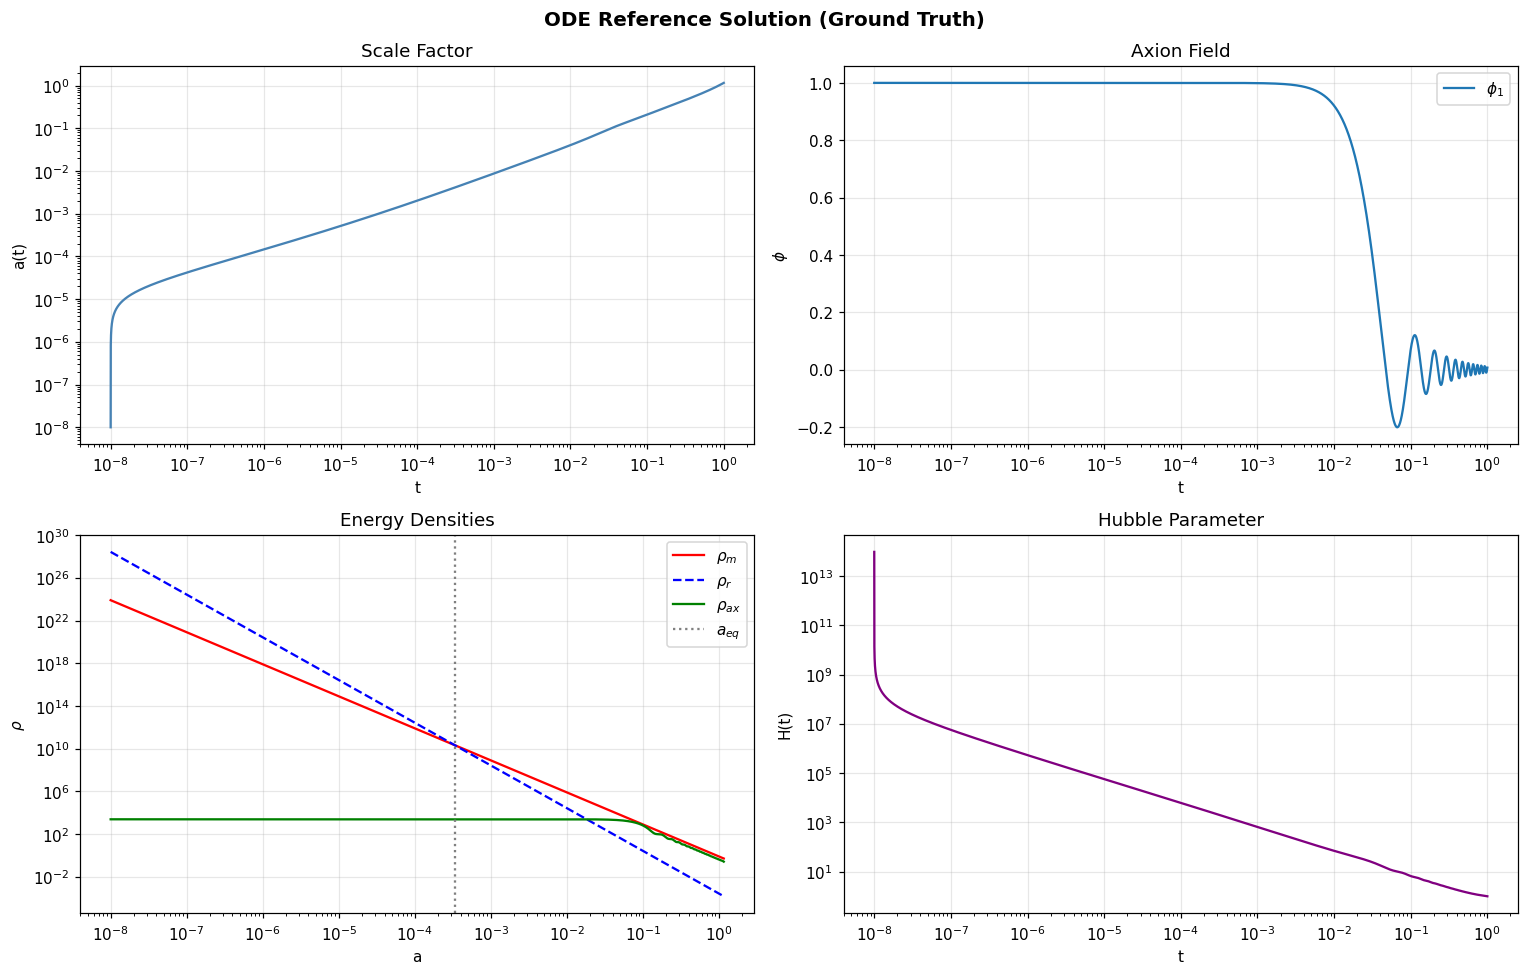
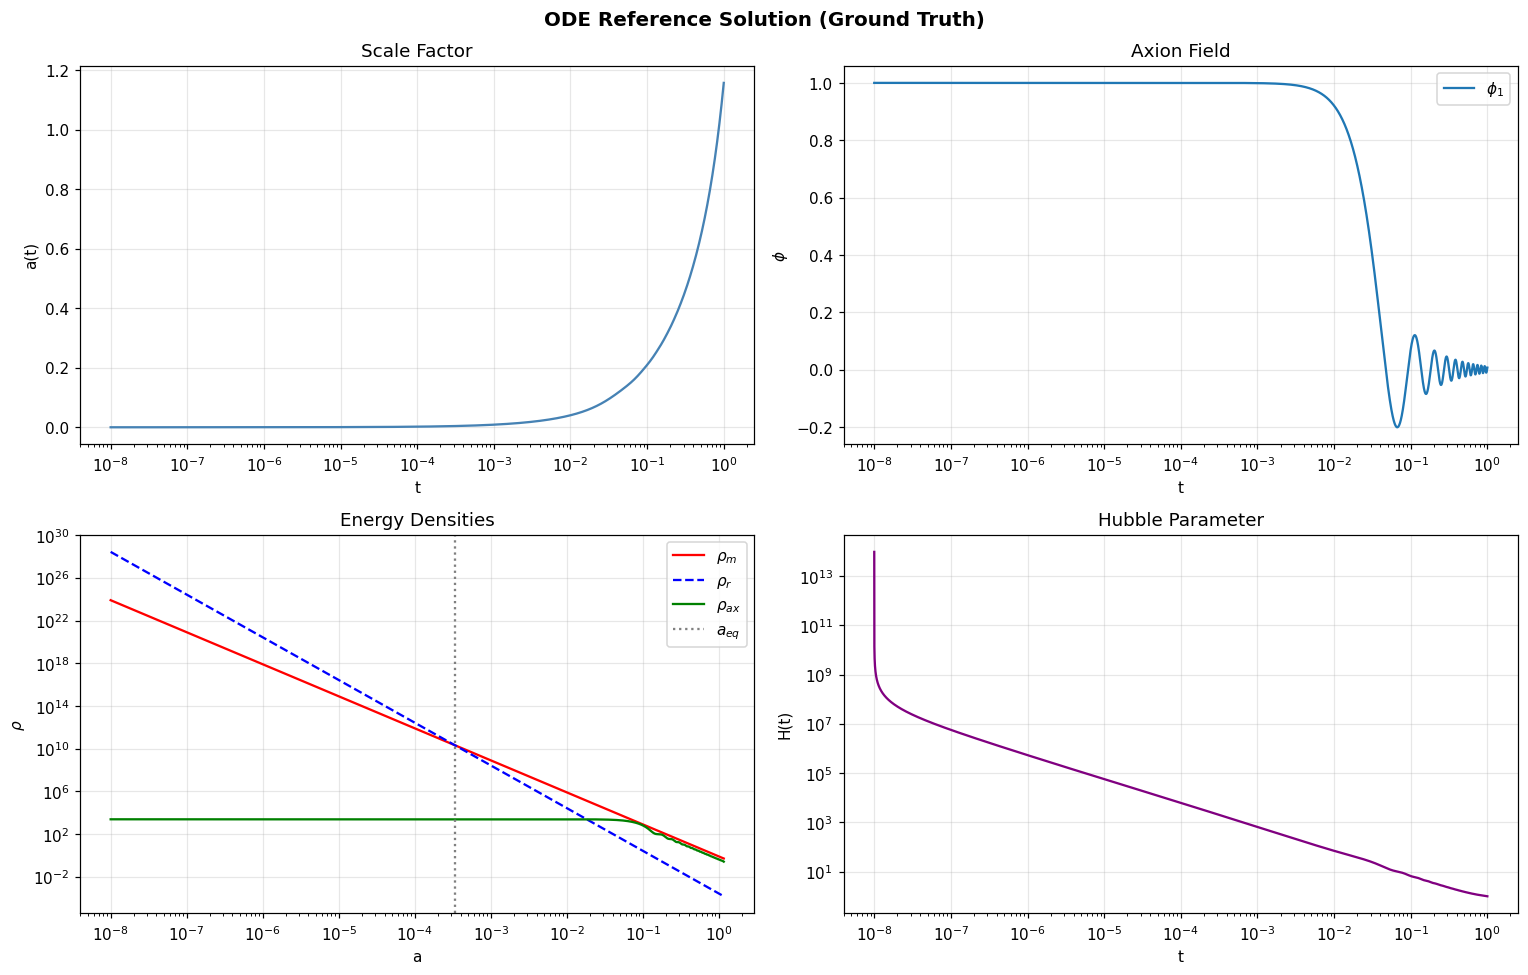
Unified diff of the notebook cell whose output changed from the first chart to the second:
--- before
+++ after
@@ -4,5 +4,6 @@
 
 # a(t)
-axes[0,0].loglog(t_ref, ode_sol['a'], 'steelblue')
+axes[0,0].plot(t_ref, ode_sol['a'], 'steelblue')
+axes[0,0].set_xscale('log');# axes[0,0].set_yscale('log')
 axes[0,0].set_xlabel('t'); axes[0,0].set_ylabel('a(t)')
 axes[0,0].set_title('Scale Factor'); axes[0,0].grid(True, alpha=0.3)

Commit: add new file